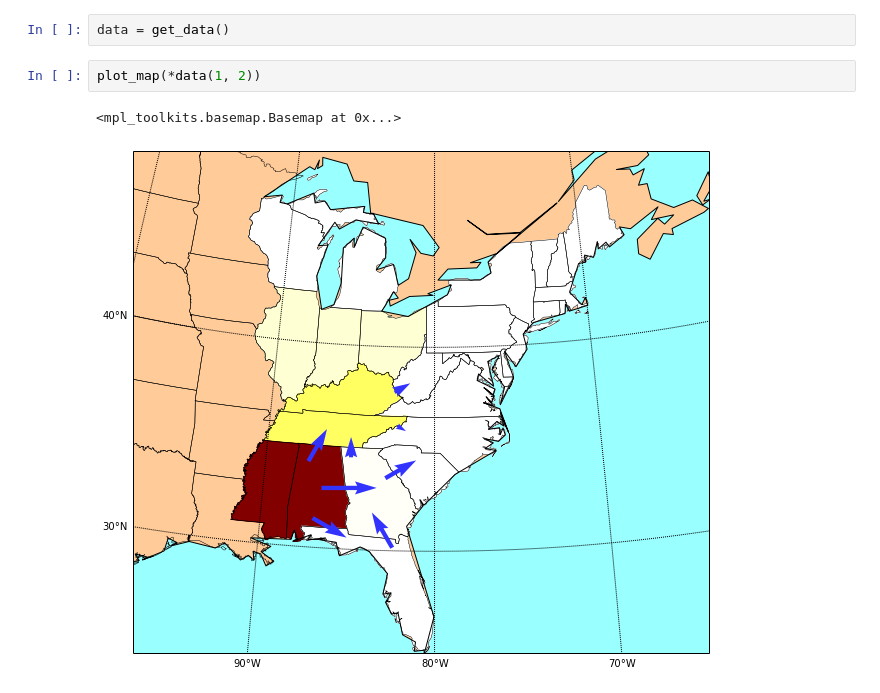
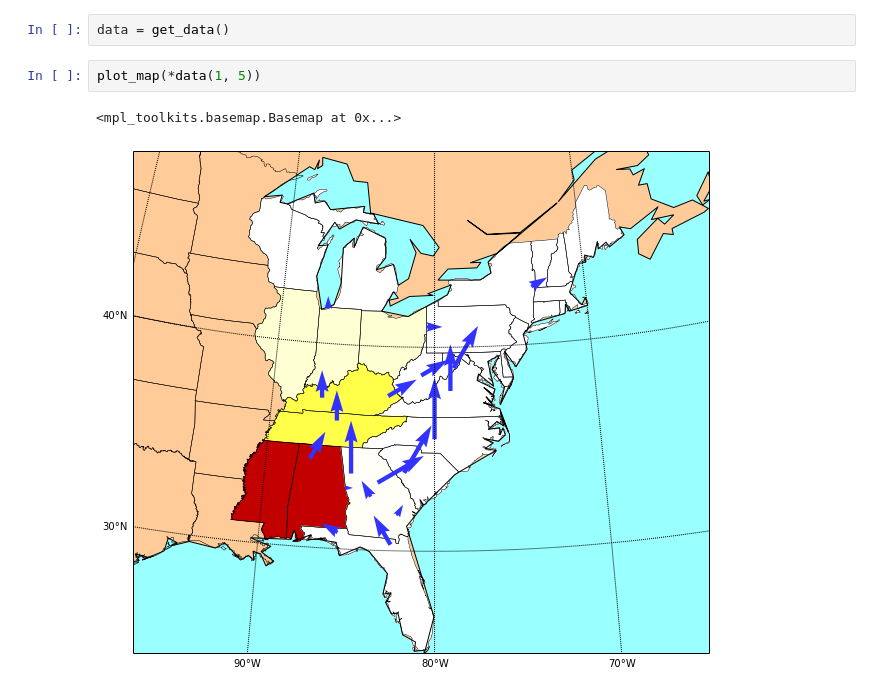
Before and after one commit to luac/birds, a Jupyter notebook: viz.ipynb, the cells around one changed output. Drawn from its saved outputs; the diff is of its cells as text.

```diff
--- a/viz.ipynb
+++ b/viz.ipynb
@@ -6,8 +6,8 @@ plt.rcParams['figure.figsize'] = [12.0, 9.0]
 # %%
 data = get_data()
 # %%
-plot_map(*data(1, 2))
+plot_map(*data(1, 5))
 # %% [output]
 <mpl_toolkits.basemap.Basemap at 0x...>
-[figure, old version]
+[figure, new version]
 # %%
```
Also changed, not shown: parts of 2 cells of this notebook, 1 other file.
